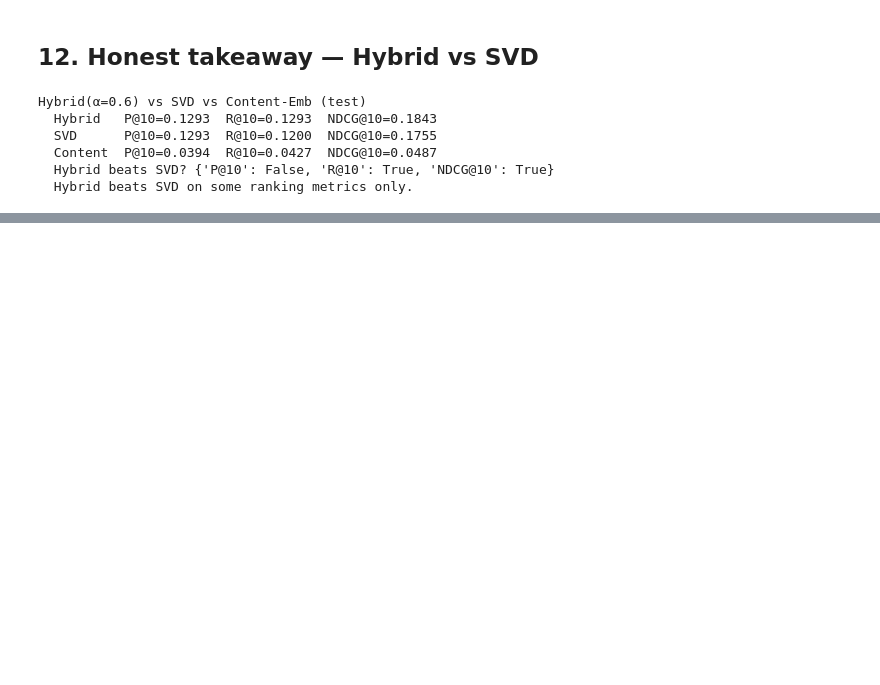
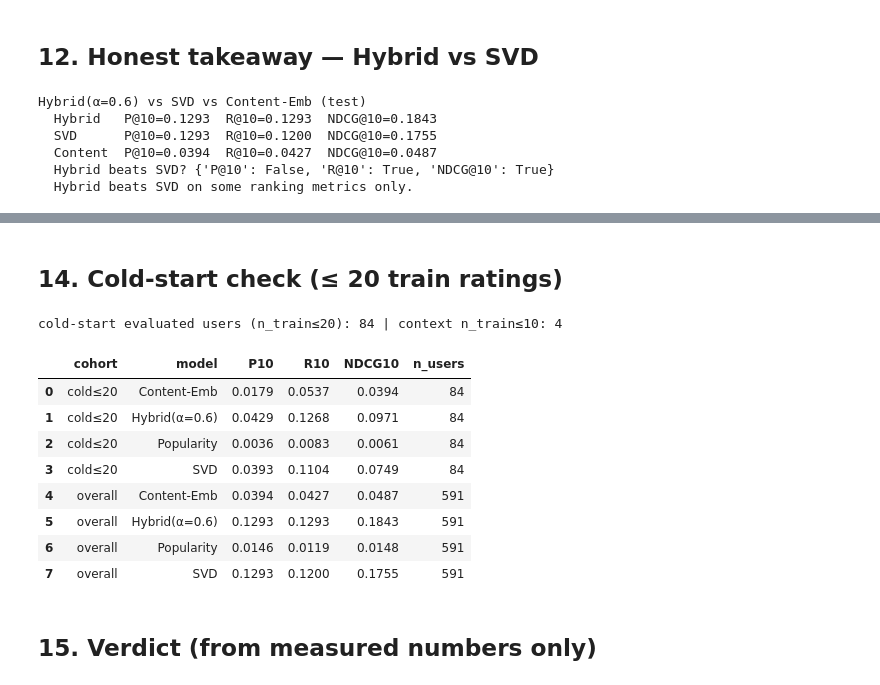
Before and after one commit to prerak2005/ML_PROJECTS, a Jupyter notebook: Recommendation_Systems/movie_recommendation/04_advanced_models.ipynb, the cells around one changed output, grey strips where cells are left out. Cells and saved outputs as stored; diff of their text form; code cells hidden in the pictures; blank space fills up the shorter version.

```diff
--- a/Recommendation_Systems/movie_recommendation/04_advanced_models.ipynb
+++ b/Recommendation_Systems/movie_recommendation/04_advanced_models.ipynb
@@ -446,0 +579,41 @@ Hybrid(α=0.6) vs SVD vs Content-Emb (test)
+# %% [markdown]
+## 14. Cold-start check (≤ 20 train ratings)
+# %%
+cold = per_user[per_user["n_train"] <= 20].copy()
+n_cold = cold["user"].nunique()
+n_le10 = per_user.loc[per_user["n_train"] <= 10, "user"].nunique()
+print(f"cold-start evaluated users (n_train≤20): {n_cold} | context n_train≤10: {n_le10}")
+
+def _summarise(df, label):
+    g = (
+        df.groupby("model")
+        .agg(
+            P10=("precision@k", "mean"),
+            R10=("recall@k", "mean"),
+            NDCG10=("ndcg@k", "mean"),
+            n_users=("user", "nunique"),
+        )
+        .reset_index()
+    )
+    g[["P10", "R10", "NDCG10"]] = g[["P10", "R10", "NDCG10"]].round(4)
+    g.insert(0, "cohort", label)
+    return g
+
+cold_table = pd.concat(
+    [_summarise(cold, "cold≤20"), _summarise(per_user, "overall")],
+    ignore_index=True,
+)
+display(cold_table)
+# %% [output]
+cold-start evaluated users (n_train≤20): 84 | context n_train≤10: 4
+|  | cohort | model | P10 | R10 | NDCG10 | n_users |
+| 0 | cold≤20 | Content-Emb | 0.0179 | 0.0537 | 0.0394 | 84 |
+| 1 | cold≤20 | Hybrid(α=0.6) | 0.0429 | 0.1268 | 0.0971 | 84 |
+| 2 | cold≤20 | Popularity | 0.0036 | 0.0083 | 0.0061 | 84 |
+| 3 | cold≤20 | SVD | 0.0393 | 0.1104 | 0.0749 | 84 |
+| 4 | overall | Content-Emb | 0.0394 | 0.0427 | 0.0487 | 591 |
+| 5 | overall | Hybrid(α=0.6) | 0.1293 | 0.1293 | 0.1843 | 591 |
+| 6 | overall | Popularity | 0.0146 | 0.0119 | 0.0148 | 591 |
+| 7 | overall | SVD | 0.1293 | 0.1200 | 0.1755 | 591 |
+# %% [markdown]
+## 15. Verdict (from measured numbers only)
```
Also changed, not shown: parts of 7 cells of this notebook, 1 other file.
